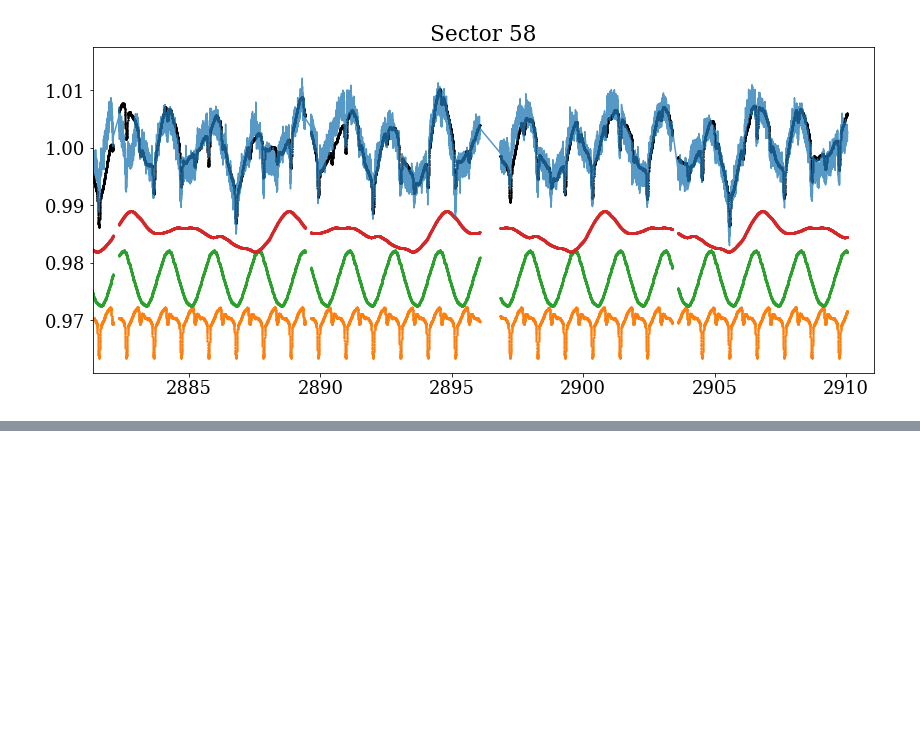
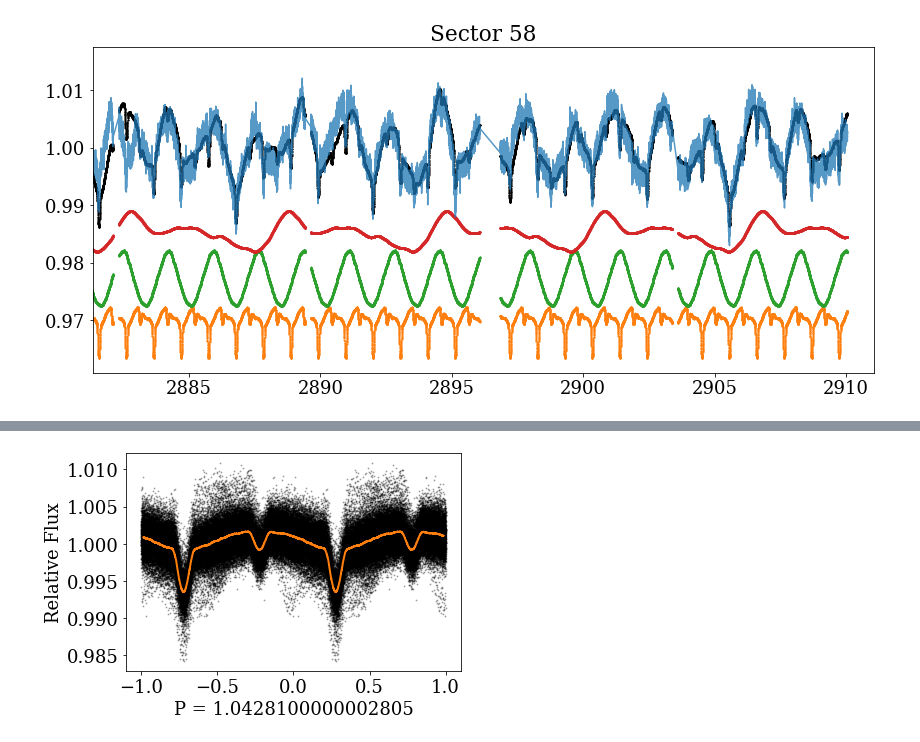
Before and after one commit to jradavenport/QX-Cas, a Jupyter notebook: v2023.ipynb, the cells around one changed output, grey strips where cells are left out. Drawn from its saved outputs; the diff is of its cells as text; code cells hidden in the pictures; blank space fills up the shorter version.

```diff
--- a/v2023.ipynb
+++ b/v2023.ipynb
@@ -252,7 +218,7 @@ phz2 = np.hstack(((time_all[xok] % new_P)/new_P-1, (time_all[xok] % new_P)/new_P
 pfl2 = np.tile(flux_all[xok]/np.nanmedian(flux_all[xok]) - model1, 2)
 
 ss2 = np.argsort(phz2)
-psmo2 = pd.Series(pfl2[ss2]).rolling(1000, center=True).median()
+psmo2 = pd.Series(pfl2[ss2]).rolling(2000, center=True).median()
 
 ind2 = np.hstack((np.arange(len(time_all[xok])), np.arange(len(time_all[xok]))))
 out2 = np.where((phz2[ss2] >= -0.5) & (phz2[ss2] < 0.5))[0]
@@ -311,0 +305,22 @@ for k in range(len(lc1)):
+# %%
+# can we do another iteration on the models, using the v1 from above, to get better median shapes?
+
+phz1 = np.hstack(((time_all[xok] % period_p)/period_p-1, (time_all[xok] % period_p)/period_p))
+pfl1 = np.tile(flux_all[xok]/np.nanmedian(flux_all[xok]) - model2 - model3, 2)
+
+ss1 = np.argsort(phz1)
+psmo1 = pd.Series(pfl1[ss1]).rolling(2000, center=True).median()
+
+ind1 = np.hstack((np.arange(len(time_all[xok])), np.arange(len(time_all[xok]))))
+out1 = np.where((phz1[ss1] >= -0.5) & (phz1[ss1] < 0.5))[0]
+sout1 = np.argsort(ind1[ss1][out1])
+
+plt.scatter(phz1, pfl1, s=1, alpha=0.25, c='k')
+plt.plot(phz1[ss1], psmo1, c='C1', lw=2)
+plt.xlabel('P = '+str(period_p))
+plt.ylabel('Relative Flux')
+plt.savefig('P1b_2023.png', dpi=150, bbox_inches='tight', pad_inches=0.25)
+
+model1b = psmo1[out1].values[sout1] - 1
+# %% [output]
+[figure, added]
```
Also changed, not shown: parts of 16 cells of this notebook, 1 other file.
